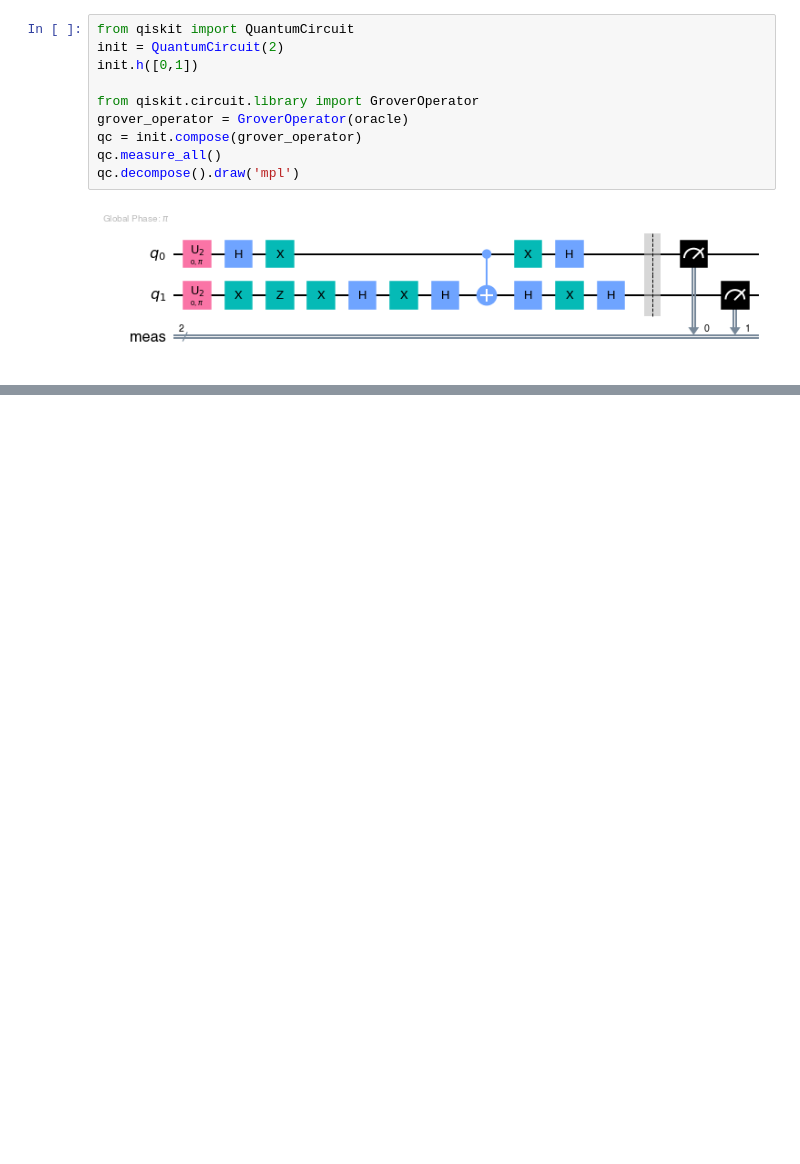
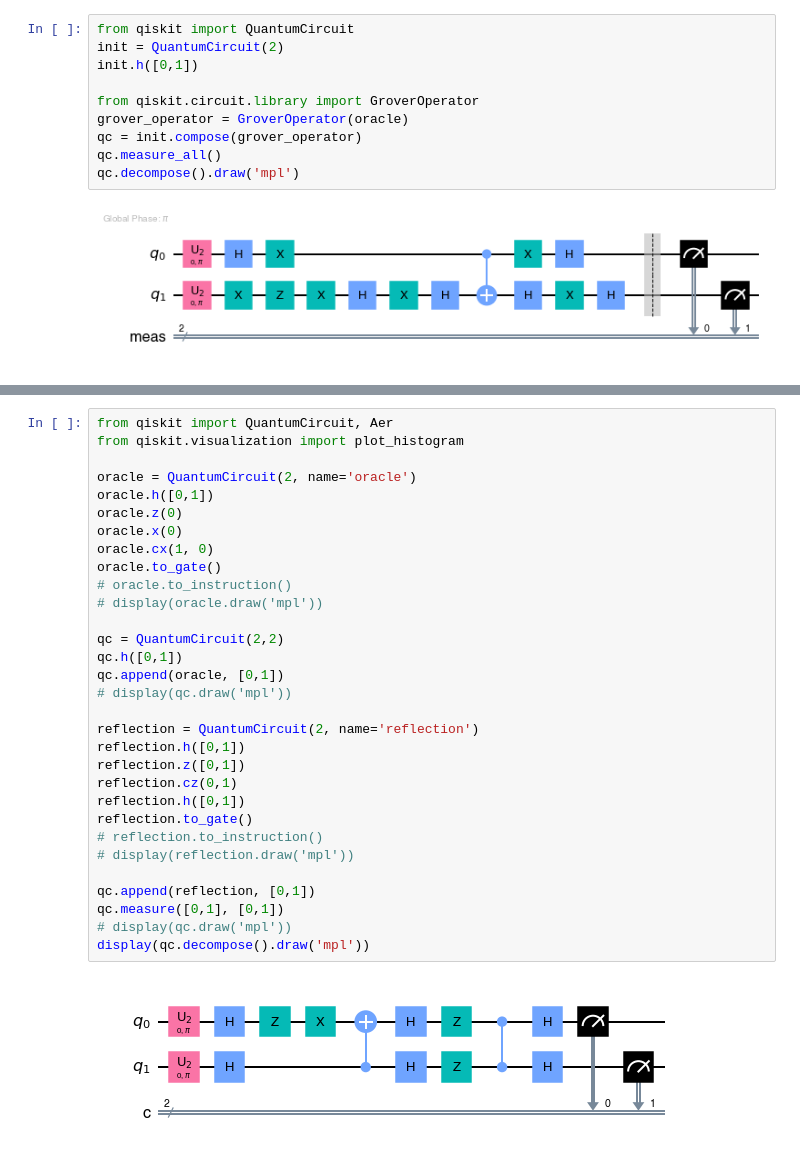
Before and after one commit to natashaval/qiskit-intro, a Jupyter notebook: Grovers Dimacs 0011.ipynb, the cells around one changed output, grey strips where cells are left out. Drawn from its saved outputs; the diff is of its cells as text; blank space fills up the shorter version.

```diff
--- a/Grovers Dimacs 0011.ipynb
+++ b/Grovers Dimacs 0011.ipynb
@@ -70,0 +71,33 @@ plot_histogram(counts)
+# %%
+from qiskit import QuantumCircuit, Aer
+from qiskit.visualization import plot_histogram
+
+oracle = QuantumCircuit(2, name='oracle')
+oracle.h([0,1])
+oracle.z(0)
+oracle.x(0)
+oracle.cx(1, 0)
+oracle.to_gate()
+# oracle.to_instruction()
+# display(oracle.draw('mpl'))
+
+qc = QuantumCircuit(2,2)
+qc.h([0,1])
+qc.append(oracle, [0,1])
+# display(qc.draw('mpl'))
+
+reflection = QuantumCircuit(2, name='reflection')
+reflection.h([0,1])
+reflection.z([0,1])
+reflection.cz(0,1)
+reflection.h([0,1])
+reflection.to_gate()
+# reflection.to_instruction()
+# display(reflection.draw('mpl'))
+
+qc.append(reflection, [0,1])
+qc.measure([0,1], [0,1])
+# display(qc.draw('mpl'))
+display(qc.decompose().draw('mpl'))
+# %% [output]
+[figure, added]
```
Also changed, not shown: parts of 3 cells of this notebook.
